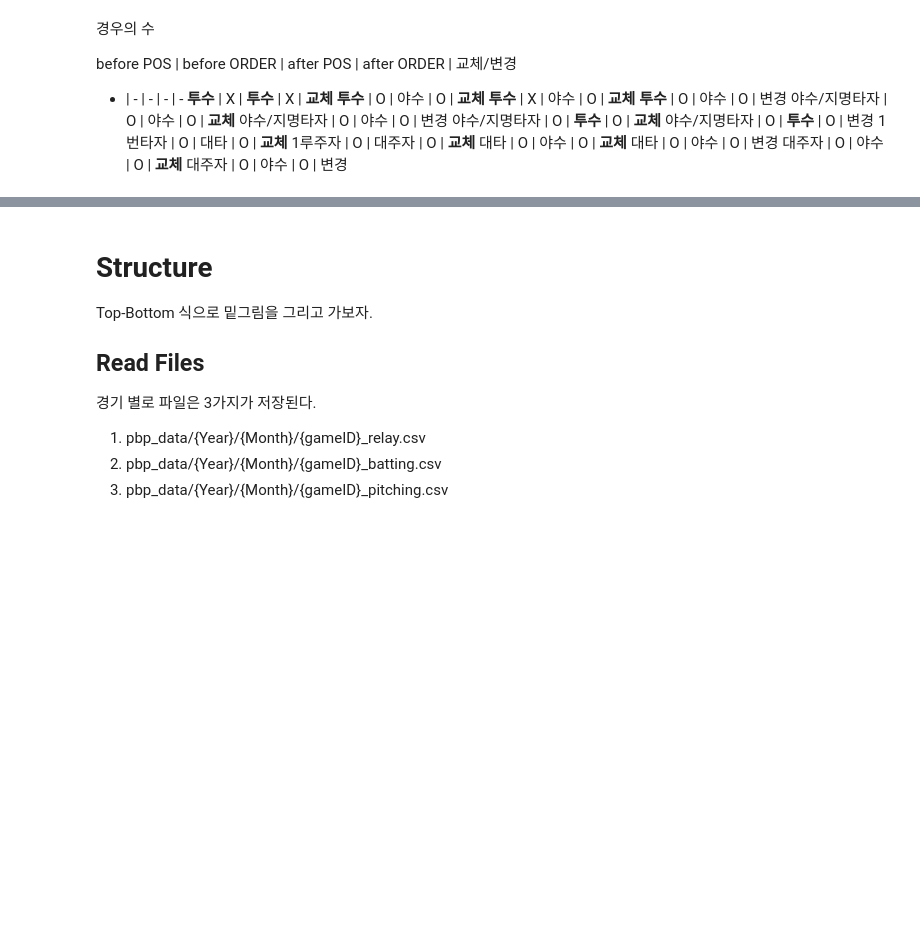
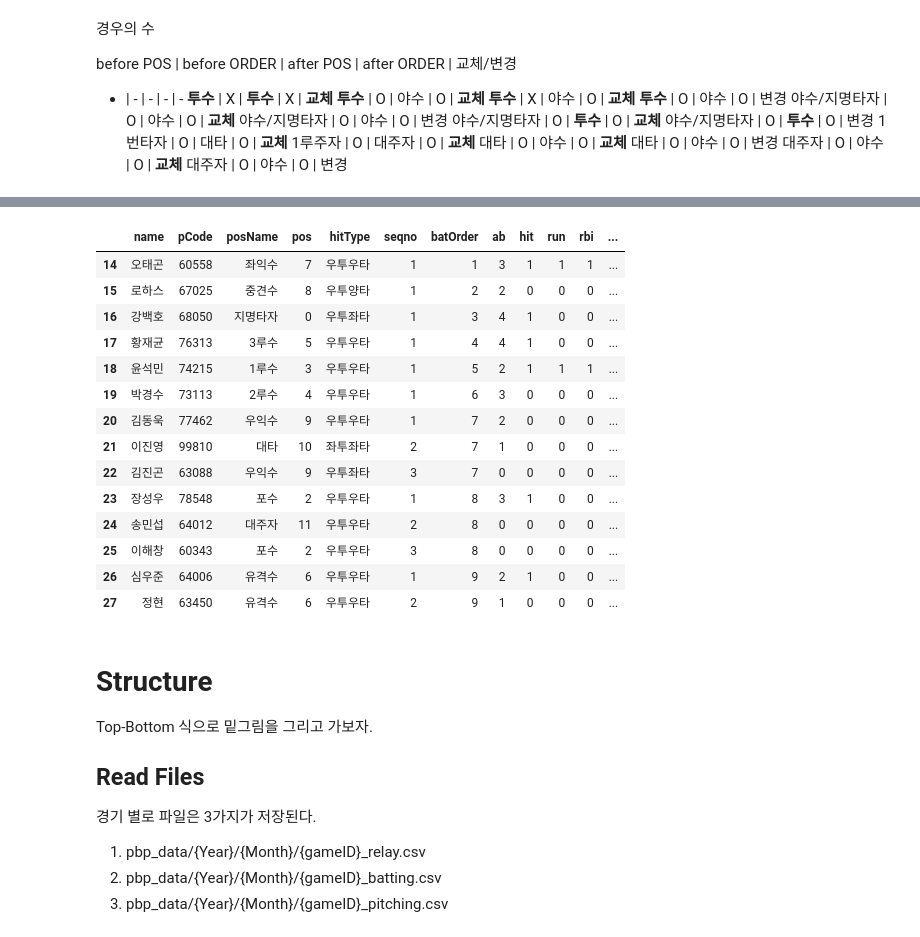
Before and after one commit to kparkk2/KBO_pbp_text_crawler, a Jupyter notebook: new_parser.ipynb, the cells around one changed output, grey strips where cells are left out. Drawn from its saved outputs; the diff is of its cells as text; code cells hidden in the pictures; blank space fills up the shorter version.

```diff
--- a/new_parser.ipynb
+++ b/new_parser.ipynb
@@ -115,7 +116,12 @@ batterResults = [
     ['번트', '번트 안타', '안타'],
 ]
 # %%
-game_id = '20190331SKWO02019'
+# game_id = '20190331SKWO02019'
+# game_id = '20190420KTLT02019'
+# game_id = '20180606HTKT02018'
+game_id = '20170822OBSK02017'
+year = game_id[:4]
+month = int(game_id[4:6])
 pl = '_pitching.csv'
 bl = '_batting.csv'
 rl = '_relay.csv'
@@ -129,9 +135,9 @@ pcol = ['pitchId', 'speed', 'crossPlateX',
 scol = ['outPlayer', 'inPlayer', 'shiftPlayer']
 
 encoding = 'cp949' if sys.platform == 'win32' else 'utf8'
-pdf = pd.read_csv(f'pbp_data/2019/3/{game_id}{pl}', encoding=encoding)
-bdf = pd.read_csv(f'pbp_data/2019/3/{game_id}{bl}', encoding=encoding)
-rdf = pd.read_csv(f'pbp_data/2019/3/{game_id}{rl}', encoding=encoding)
+pdf = pd.read_csv(f'pbp_data/{year}/{month}/{game_id}{pl}', encoding=encoding)
+bdf = pd.read_csv(f'pbp_data/{year}/{month}/{game_id}{bl}', encoding=encoding)
+rdf = pd.read_csv(f'pbp_data/{year}/{month}/{game_id}{rl}', encoding=encoding)
 rdf = rdf.sort_values(['textOrder', 'seqno'])
 
 game_date = game_id[:8]
@@ -631,3 +635,21 @@ TO 107
+# %%
+bdf.loc[bdf.homeaway == 'h']
+# %% [output]
+|  | name | pCode | posName | pos | hitType | seqno | batOrder | ab | hit | run | rbi | ... |
+| 14 | 오태곤 | 60558 | 좌익수 | 7 | 우투우타 | 1 | 1 | 3 | 1 | 1 | 1 | ... |
+| 15 | 로하스 | 67025 | 중견수 | 8 | 우투양타 | 1 | 2 | 2 | 0 | 0 | 0 | ... |
+| 16 | 강백호 | 68050 | 지명타자 | 0 | 우투좌타 | 1 | 3 | 4 | 1 | 0 | 0 | ... |
+| 17 | 황재균 | 76313 | 3루수 | 5 | 우투우타 | 1 | 4 | 4 | 1 | 0 | 0 | ... |
+| 18 | 윤석민 | 74215 | 1루수 | 3 | 우투우타 | 1 | 5 | 2 | 1 | 1 | 1 | ... |
+| 19 | 박경수 | 73113 | 2루수 | 4 | 우투우타 | 1 | 6 | 3 | 0 | 0 | 0 | ... |
+| 20 | 김동욱 | 77462 | 우익수 | 9 | 우투우타 | 1 | 7 | 2 | 0 | 0 | 0 | ... |
+| 21 | 이진영 | 99810 | 대타 | 10 | 좌투좌타 | 2 | 7 | 1 | 0 | 0 | 0 | ... |
+| 22 | 김진곤 | 63088 | 우익수 | 9 | 우투좌타 | 3 | 7 | 0 | 0 | 0 | 0 | ... |
+| 23 | 장성우 | 78548 | 포수 | 2 | 우투우타 | 1 | 8 | 3 | 1 | 0 | 0 | ... |
+| 24 | 송민섭 | 64012 | 대주자 | 11 | 우투우타 | 2 | 8 | 0 | 0 | 0 | 0 | ... |
+| 25 | 이해창 | 60343 | 포수 | 2 | 우투우타 | 3 | 8 | 0 | 0 | 0 | 0 | ... |
+| 26 | 심우준 | 64006 | 유격수 | 6 | 우투우타 | 1 | 9 | 2 | 1 | 0 | 0 | ... |
+| 27 | 정현 | 63450 | 유격수 | 6 | 우투우타 | 2 | 9 | 1 | 0 | 0 | 0 | ... |
 # %% [markdown]
 # Structure
 
```
Also changed, not shown: parts of 9 cells of this notebook.
